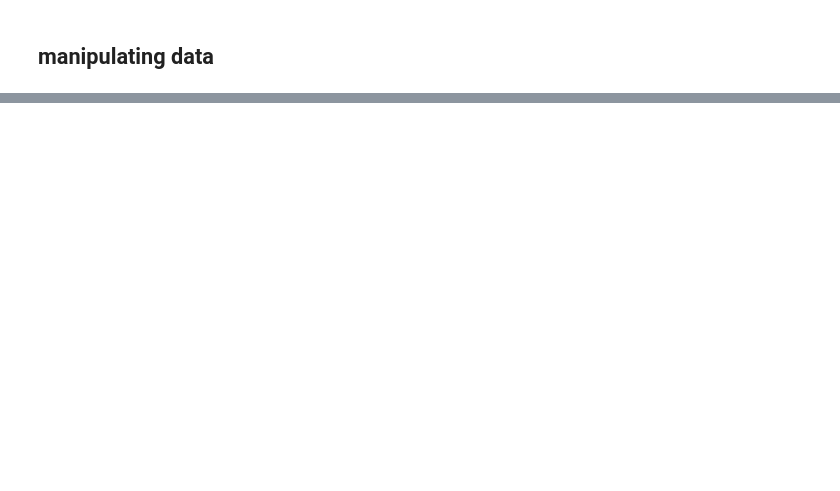
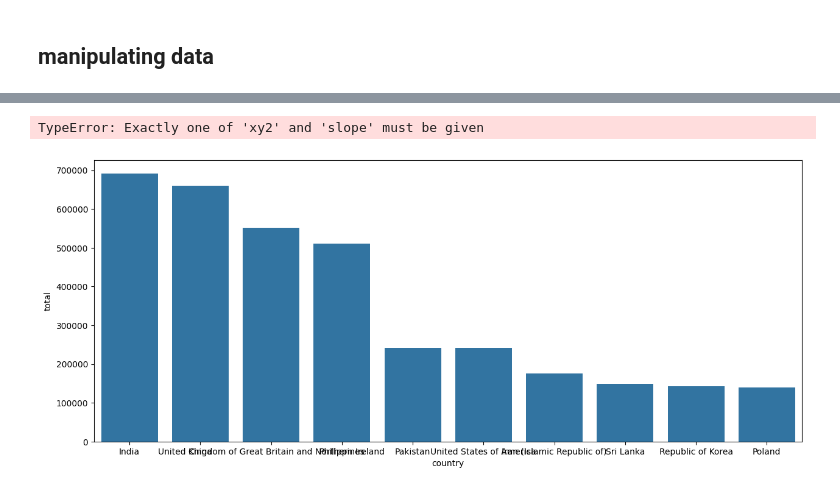
Before and after one commit to atishey-jain-007/python-data-science-course, a Jupyter notebook: pandas.ipynb, the cells around one changed output, grey strips where cells are left out. Cells and saved outputs as stored; diff of their text form; code cells hidden in the pictures; blank space fills up the shorter version.

```diff
--- a/pandas.ipynb
+++ b/pandas.ipynb
@@ -123,0 +170,11 @@ d2['average']= d2['english']+d2['math']+d2['science']
+# %%
+fig, ax=plt.subplots(figsize=(15,6))
+sns.barplot(x='country',y='total',data=df.head(10), ax=ax)
+ax.axline(df.head(10)['total'].mean,color='r',linestyle='--')
+ax.text(5,df.head(10)['total'].mean+10000,df.head(10)['total'].mean())
+plt.title("top 10 countries with heighest immigration overall")
+plt.xticks(rotation=90)
+plt.show()
+# %% [output]
+TypeError: Exactly one of 'xy2' and 'slope' must be given
+[figure, added]
```
Also changed, not shown: parts of 20 cells of this notebook.
